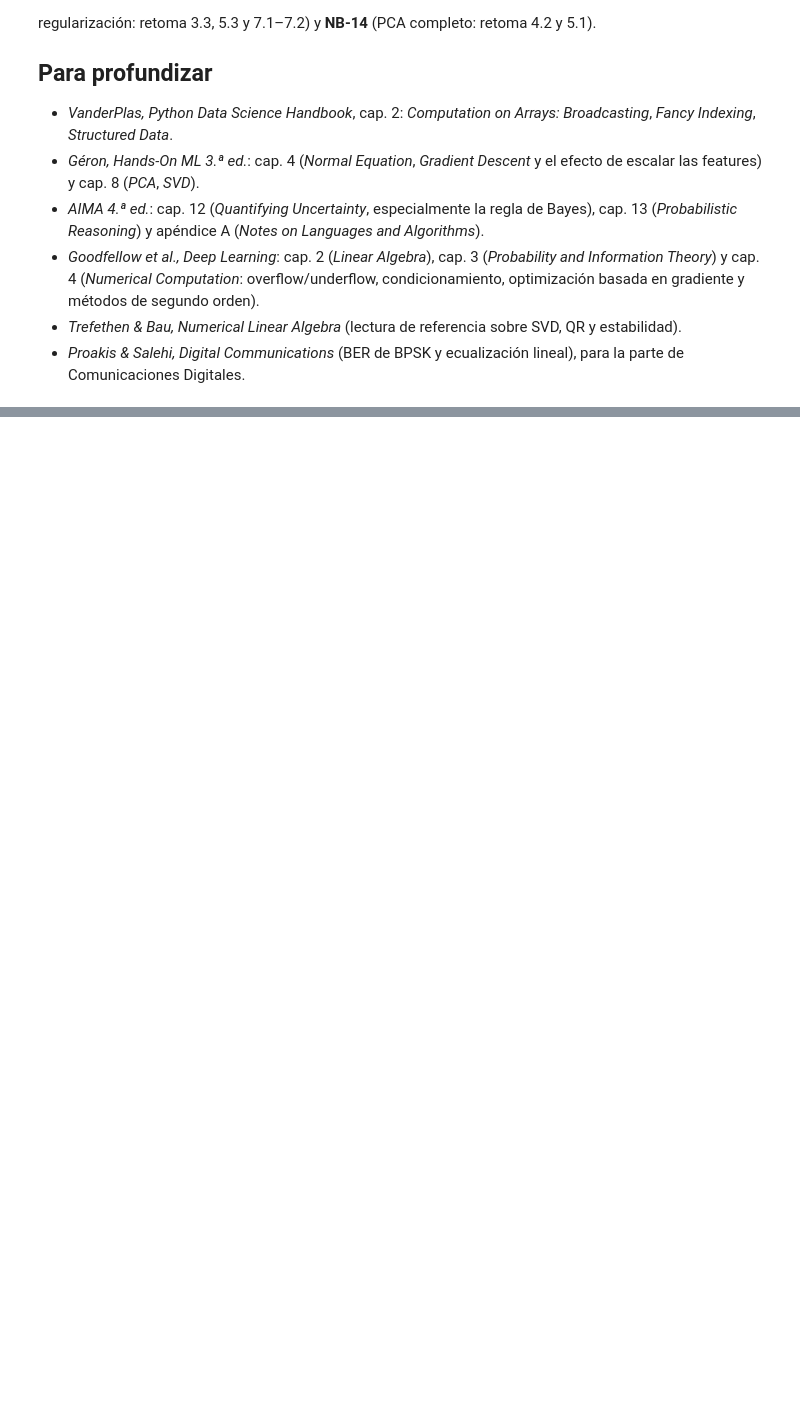
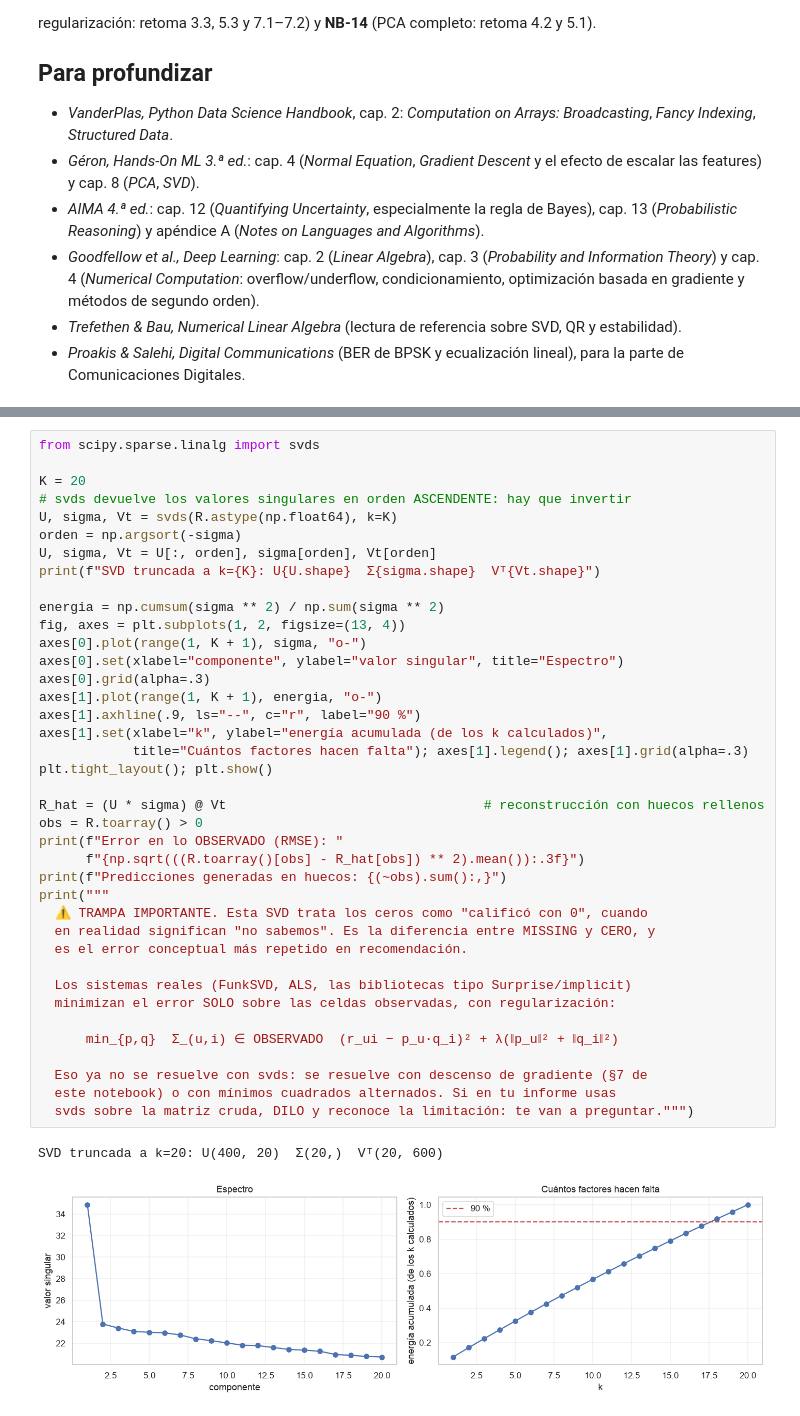
Before and after one commit to AH0106/DataAnalisis, a Jupyter notebook: notebooks/NB-03_numpy_algebra_lineal.ipynb, the cells around one changed output, grey strips where cells are left out. Cells and saved outputs as stored; diff of their text form; blank space fills up the shorter version.

Commit message:
Cambio en los notebooks

```diff
--- a/notebooks/NB-03_numpy_algebra_lineal.ipynb
+++ b/notebooks/NB-03_numpy_algebra_lineal.ipynb
@@ -1867,0 +3319,42 @@ plt.tight_layout(); plt.show()
+# %%
+from scipy.sparse.linalg import svds
+
+K = 20
+# svds devuelve los valores singulares en orden ASCENDENTE: hay que invertir
+U, sigma, Vt = svds(R.astype(np.float64), k=K)
+orden = np.argsort(-sigma)
+U, sigma, Vt = U[:, orden], sigma[orden], Vt[orden]
+print(f"SVD truncada a k={K}: U{U.shape}  Σ{sigma.shape}  Vᵀ{Vt.shape}")
+
+energia = np.cumsum(sigma ** 2) / np.sum(sigma ** 2)
+fig, axes = plt.subplots(1, 2, figsize=(13, 4))
+axes[0].plot(range(1, K + 1), sigma, "o-")
+axes[0].set(xlabel="componente", ylabel="valor singular", title="Espectro")
+axes[0].grid(alpha=.3)
+axes[1].plot(range(1, K + 1), energia, "o-")
+axes[1].axhline(.9, ls="--", c="r", label="90 %")
+axes[1].set(xlabel="k", ylabel="energía acumulada (de los k calculados)",
+            title="Cuántos factores hacen falta"); axes[1].legend(); axes[1].grid(alpha=.3)
+plt.tight_layout(); plt.show()
+
+R_hat = (U * sigma) @ Vt                                 # reconstrucción con huecos rellenos
+obs = R.toarray() > 0
+print(f"Error en lo OBSERVADO (RMSE): "
+      f"{np.sqrt(((R.toarray()[obs] - R_hat[obs]) ** 2).mean()):.3f}")
+print(f"Predicciones generadas en huecos: {(~obs).sum():,}")
+print("""
+  ⚠ TRAMPA IMPORTANTE. Esta SVD trata los ceros como "calificó con 0", cuando
+  en realidad significan "no sabemos". Es la diferencia entre MISSING y CERO, y
+  es el error conceptual más repetido en recomendación.
+
+  Los sistemas reales (FunkSVD, ALS, las bibliotecas tipo Surprise/implicit)
+  minimizan el error SOLO sobre las celdas observadas, con regularización:
+
+      min_{p,q}  Σ_(u,i) ∈ OBSERVADO  (r_ui − p_u·q_i)² + λ(‖p_u‖² + ‖q_i‖²)
+
+  Eso ya no se resuelve con svds: se resuelve con descenso de gradiente (§7 de
+  este notebook) o con mínimos cuadrados alternados. Si en tu informe usas
+  svds sobre la matriz cruda, DILO y reconoce la limitación: te van a preguntar.""")
+# %% [output]
+SVD truncada a k=20: U(400, 20)  Σ(20,)  Vᵀ(20, 600)
+[figure, added]
```
Also changed, not shown: parts of 41 cells of this notebook, 3 other files.
